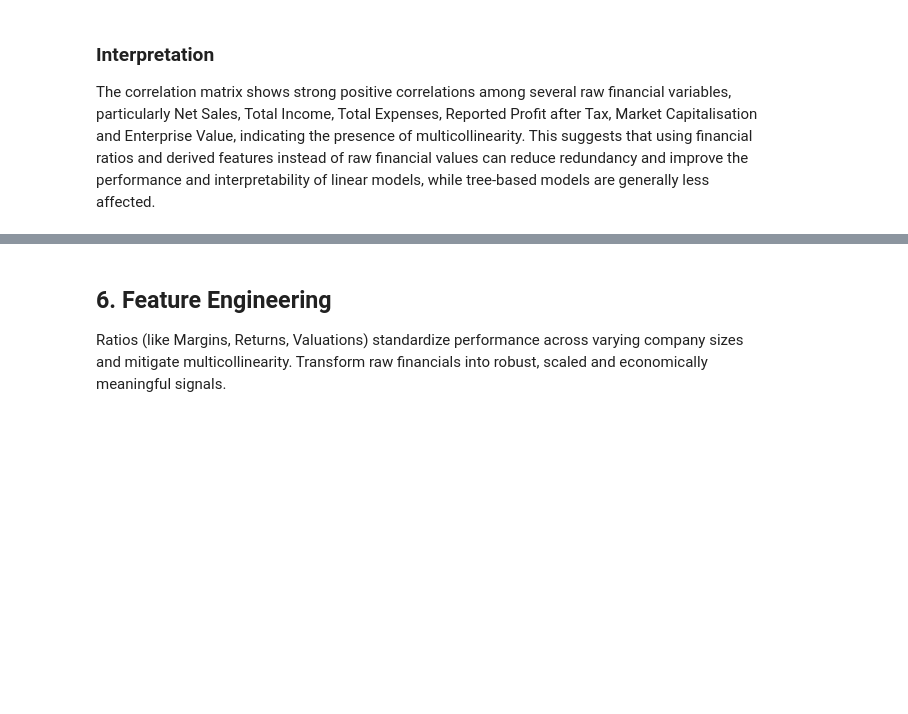
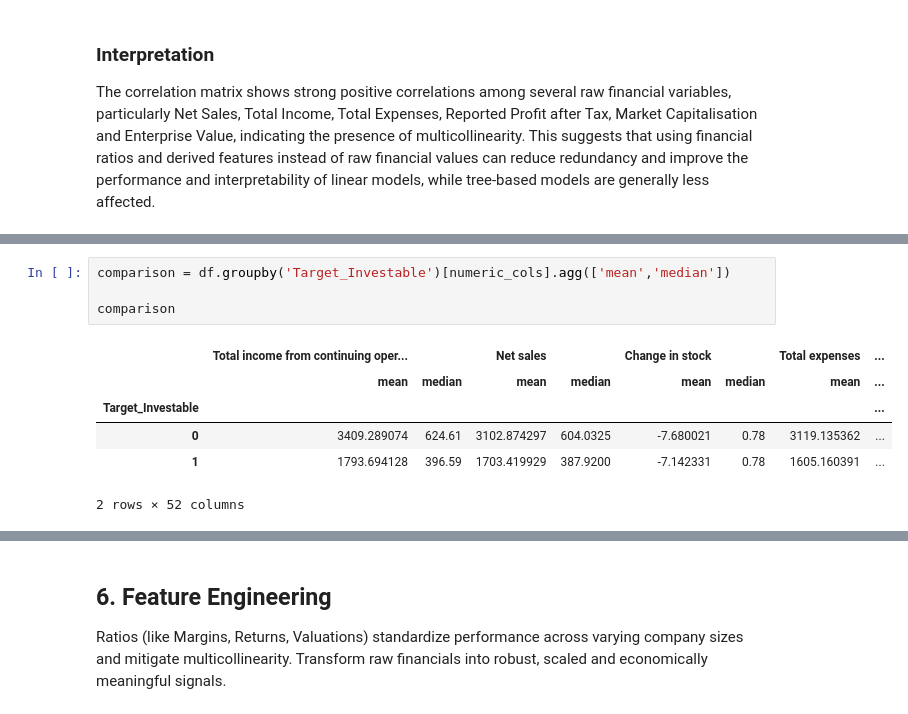
Before and after one commit to GunjanRoy4224/equity-classification-ml, a Jupyter notebook: Assignment 3/WIDS_Equity_Classification.ipynb, the cells around one changed output, grey strips where cells are left out. Cells and saved outputs as stored; diff of their text form; blank space fills up the shorter version.

```diff
--- a/Assignment 3/WIDS_Equity_Classification.ipynb
+++ b/Assignment 3/WIDS_Equity_Classification.ipynb
@@ -340,0 +379,11 @@ KeyError: "['Target'] not found in axis"
+# %%
+comparison = df.groupby('Target_Investable')[numeric_cols].agg(['mean','median'])
+
+comparison
+# %% [output]
+|  | Total income from continuing oper... |  | Net sales |  | Change in stock |  | Total expenses | ... |
+|  | mean | median | mean | median | mean | median | mean | ... |
+| Target_Investable |  |  |  |  |  |  |  | ... |
+| 0 | 3409.289074 | 624.61 | 3102.874297 | 604.0325 | -7.680021 | 0.78 | 3119.135362 | ... |
+| 1 | 1793.694128 | 396.59 | 1703.419929 | 387.9200 | -7.142331 | 0.78 | 1605.160391 | ... |
+2 rows × 52 columns
```
Also changed, not shown: parts of 7 cells of this notebook, 3 other files.
